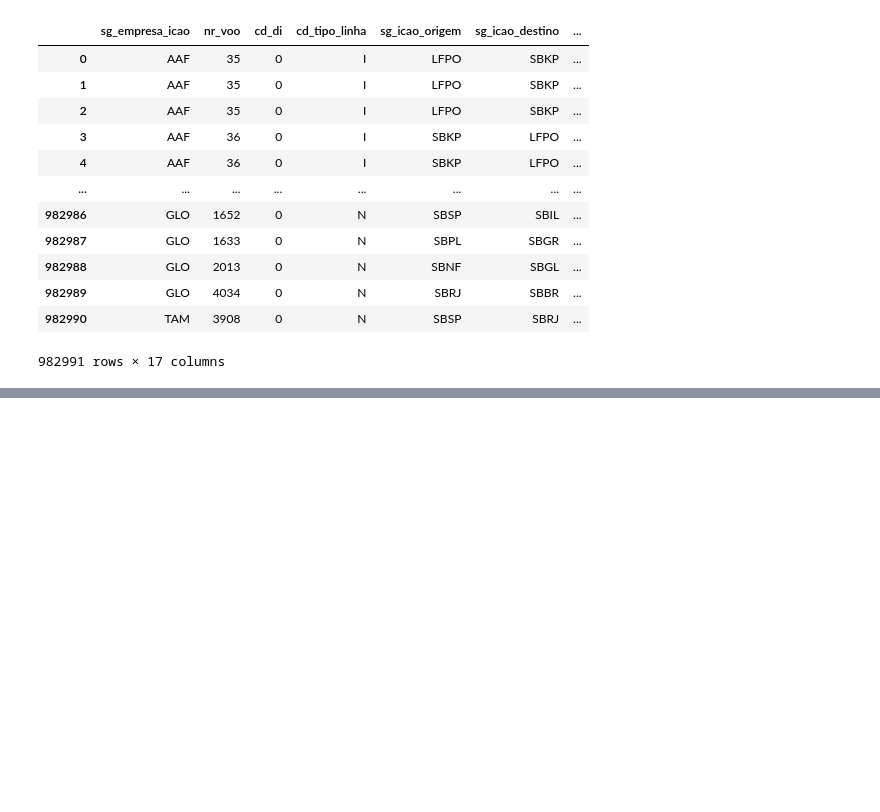
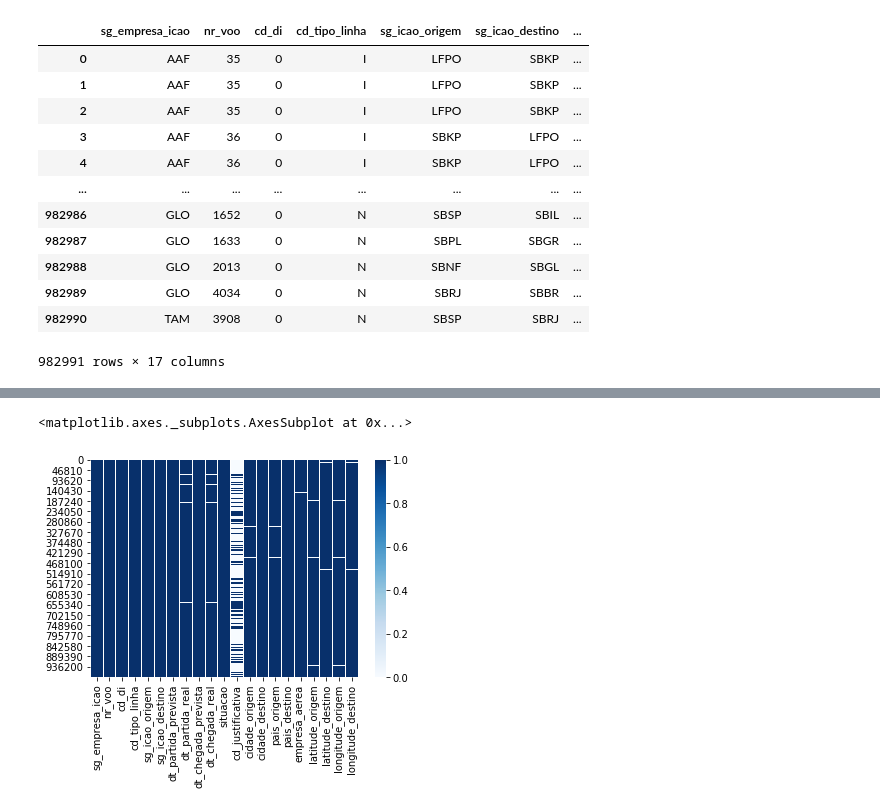
Before and after one commit to matheuslavado/flights-brazil, a Jupyter notebook: flights-brazil.ipynb, the cells around one changed output, grey strips where cells are left out. Drawn from its saved outputs; the diff is of its cells as text; code cells hidden in the pictures; blank space fills up the shorter version.

```diff
--- a/flights-brazil.ipynb
+++ b/flights-brazil.ipynb
@@ -199,7 +200,7 @@ latdict
 
 #criando novas colunas no dataframe
 data['latitude_origem'] = data['sg_icao_origem'].apply(lambda x: latdict.get(x))
-data['latitude_destino'] = data['ICAO Aeródromoo Destino'].apply(lambda x: latdict.get(x))
+data['latitude_destino'] = data['sg_icao_destino'].apply(lambda x: latdict.get(x))
 
 
 # criando dicionario ICAO:LONGITUDE
@@ -213,5 +214,5 @@ londict
 # criando novas colunas no dataframe
 
 data['longitude_origem'] = data['sg_icao_origem'].apply(lambda x: londict.get(x))
-data['longitude_destino'] = data['ICAO Aeródromoo Destino'].apply(lambda x: londict.get(x))
+data['longitude_destino'] = data['sg_icao_destino'].apply(lambda x: londict.get(x))
 data
@@ -217,0 +233,7 @@ data
+# %%
+#looking for Nan cells
+
+sns.heatmap(data.notnull(), cmap = 'Blues')
+# %% [output]
+<matplotlib.axes._subplots.AxesSubplot at 0x...>
+[figure, added]
```
Also changed, not shown: parts of 12 cells of this notebook.
